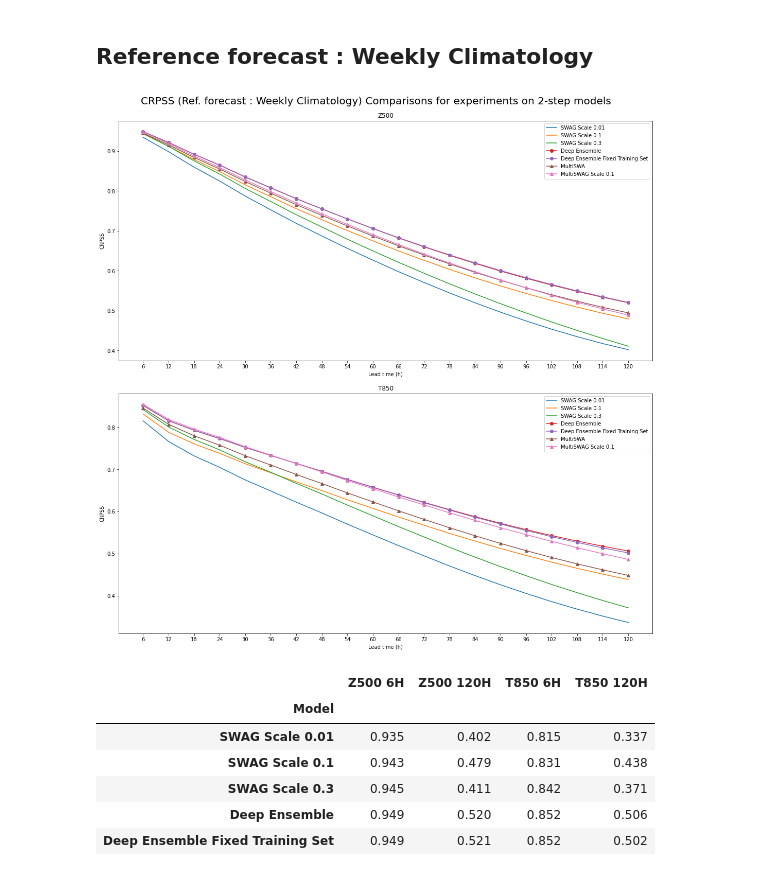
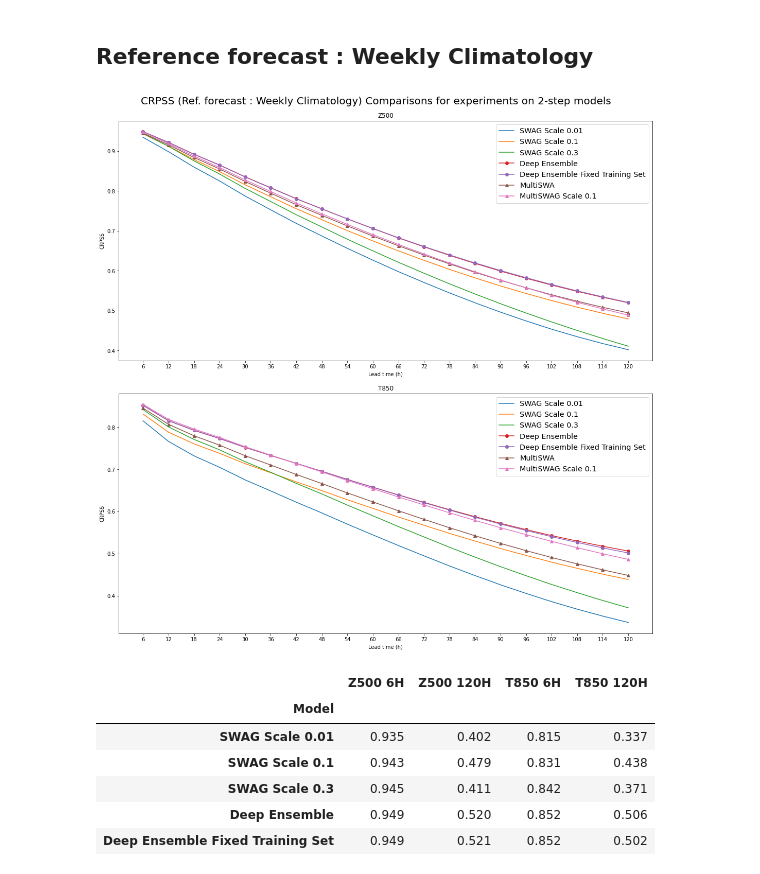
Before and after one commit to yasserhaddad/weather_prediction, a Jupyter notebook: notebooks/results_s02.ipynb, the cells around one changed output. Drawn from its saved outputs; the diff is of its cells as text; code cells hidden in the pictures.

Commit message:
Changed legend size for CRPS and CRPSS comparisons

```diff
--- a/notebooks/results_s02.ipynb
+++ b/notebooks/results_s02.ipynb
@@ -558,36 +558,36 @@ for path in file_paths:
     crpss_list.append(crpss)
 
 
 
 f, (ax1, ax2) = plt.subplots(2, 1, figsize=(15, 15), constrained_layout=True)
 
 lead_times = np.arange(lead_time, max_lead_time + lead_time, lead_time)
 
 for i, crpss in enumerate(crpss_list):
     ax1.plot(lead_times, crpss.z.values, label=labels[i], marker=markers[i])
 
 for i, crpss in enumerate(crpss_list):
     ax2.plot(lead_times, crpss.t.values, label=labels[i], marker=markers[i])
 
 ax1.set_xlabel('Lead time (h)')
 ax1.set_xticks(lead_times)
 ax2.set_xticks(lead_times)
 ax2.set_xlabel('Lead time (h)')
 ax1.set_ylabel('CRPSS')
 ax2.set_ylabel('CRPSS')
 ax1.set_title('Z500')
 ax2.set_title('T850')
 
 f.suptitle('CRPSS (Ref. forecast : Weekly Climatology) Comparisons for experiments on 2-step models', fontsize=20)
-ax1.legend()
-ax2.legend()
+ax1.legend(fontsize='x-large')
+ax2.legend(fontsize='x-large')
 
 filename = 'crpss_climatology_comparisons.png'
 plt.savefig(figures_path + filename)
 
 plt.show()
 # %% [output]
-[figure, old version]
+[figure, new version]
 # %%
 df_crpss_clim = table(crpss_list, labels)
 df_crpss_clim
```
Also changed, not shown: parts of 5 cells of this notebook, 3 other files.
